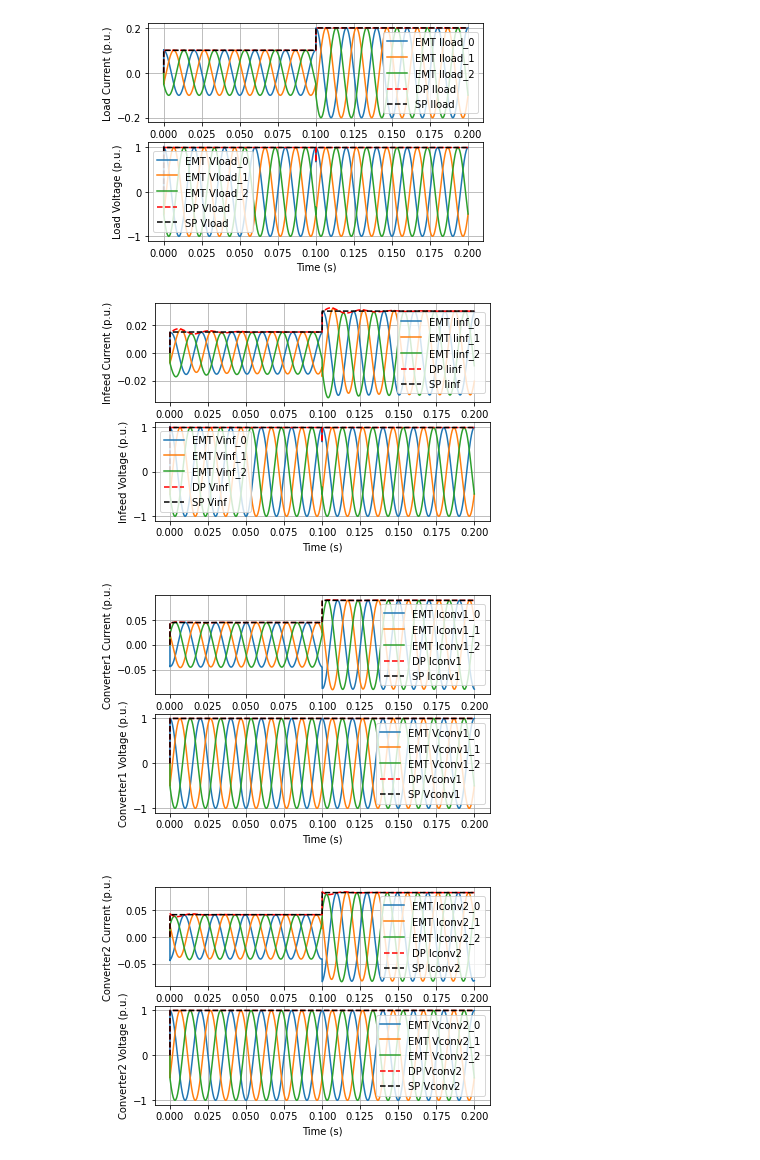
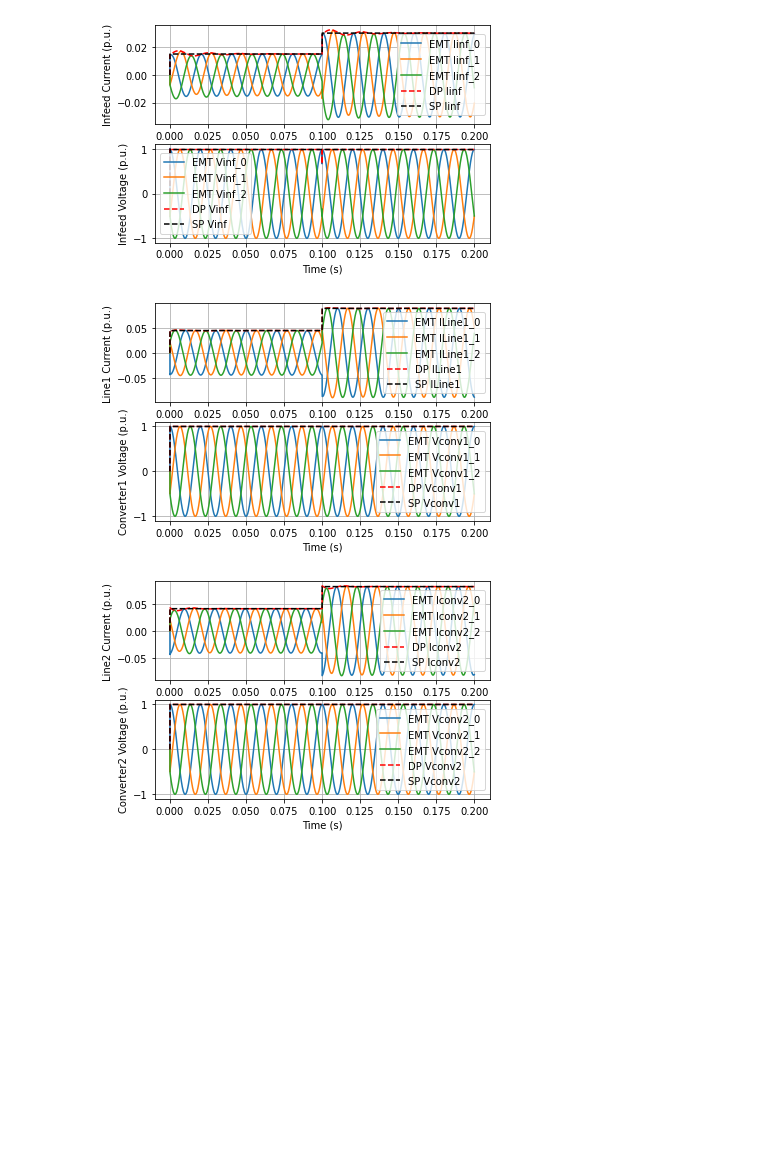
Before and after one commit to georgii-tishenin/dpsim, a Jupyter notebook: dpsim/examples/cxx/hvdc_wise/plotResults.ipynb, the cells around one changed output. Cells and saved outputs as stored; diff of their text form; code cells hidden in the pictures; blank space fills up the shorter version.

Commit message:
log currents from lines instead of voltage sources
Signed-off-by: Georgii Tishenin <georgii.tishenin@eonerc.rwth-aachen.de>

```diff
--- a/dpsim/examples/cxx/hvdc_wise/plotResults.ipynb
+++ b/dpsim/examples/cxx/hvdc_wise/plotResults.ipynb
@@ -32,9 +32,9 @@ def plot_load(df_EMT, df_DP, df_SP, baseCurrent, baseVoltage):
     # Subplot 1: Load currents
     plt.subplot(2, 1, 1)
     plt.grid(True)
-    EMT_load_I0 = (-df_EMT['iInfeed_0'] - df_EMT['iConverter1_0'] - df_EMT['iConverter2_0']) / baseCurrent / np.sqrt(2)
-    EMT_load_I1 = (-df_EMT['iInfeed_1'] - df_EMT['iConverter1_1'] - df_EMT['iConverter2_1']) / baseCurrent / np.sqrt(2)
-    EMT_load_I2 = (-df_EMT['iInfeed_2'] - df_EMT['iConverter1_2'] - df_EMT['iConverter2_2']) / baseCurrent / np.sqrt(2)
+    EMT_load_I0 = (-df_EMT['iInfeed_0'] - df_EMT['iLine1_0'] - df_EMT['iLine2_0']) / baseCurrent / np.sqrt(2)
+    EMT_load_I1 = (-df_EMT['iInfeed_1'] - df_EMT['iLine1_1'] - df_EMT['iLine2_1']) / baseCurrent / np.sqrt(2)
+    EMT_load_I2 = (-df_EMT['iInfeed_2'] - df_EMT['iLine1_2'] - df_EMT['iLine2_2']) / baseCurrent / np.sqrt(2)
     plt.plot(df_EMT['time'], EMT_load_I0, label='EMT Iload_0')
     plt.plot(df_EMT['time'], EMT_load_I1, label='EMT Iload_1')
     plt.plot(df_EMT['time'], EMT_load_I2, label='EMT Iload_2')
@@ -101,19 +101,19 @@ def plot_converter1(df_EMT, df_DP, df_SP, baseCurrent, baseVoltage):
     plt.figure(3)
     plt.subplot(2, 1, 1)
     plt.grid(True)
-    EMT_I1_0 = df_EMT['iConverter1_0'] / baseCurrent / np.sqrt(2)
-    EMT_I1_1 = df_EMT['iConverter1_1'] / baseCurrent / np.sqrt(2)
-    EMT_I1_2 = df_EMT['iConverter1_2'] / baseCurrent / np.sqrt(2)
-    plt.plot(df_EMT['time'], EMT_I1_0, label='EMT Iconv1_0')
-    plt.plot(df_EMT['time'], EMT_I1_1, label='EMT Iconv1_1')
-    plt.plot(df_EMT['time'], EMT_I1_2, label='EMT Iconv1_2')
+    EMT_I1_0 = df_EMT['iLine1_0'] / baseCurrent / np.sqrt(2)
+    EMT_I1_1 = df_EMT['iLine1_1'] / baseCurrent / np.sqrt(2)
+    EMT_I1_2 = df_EMT['iLine1_2'] / baseCurrent / np.sqrt(2)
+    plt.plot(df_EMT['time'], EMT_I1_0, label='EMT ILine1_0')
+    plt.plot(df_EMT['time'], EMT_I1_1, label='EMT ILine1_1')
+    plt.plot(df_EMT['time'], EMT_I1_2, label='EMT ILine1_2')
 
-    I1_DP = np.abs(df_DP['iConverter1.re'] + 1j * df_DP['iConverter1.im']) / baseCurrent
-    I1_SP = np.abs(df_SP['iConverter1.re'] + 1j * df_SP['iConverter1.im']) / baseCurrent
-    plt.plot(df_DP['time'], I1_DP, 'r--', label='DP Iconv1')
-    plt.plot(df_SP['time'], I1_SP, 'k--', label='SP Iconv1')
+    I1_DP = np.abs(df_DP['iLine1.re'] + 1j * df_DP['iLine1.im']) / baseCurrent
+    I1_SP = np.abs(df_SP['iLine1.re'] + 1j * df_SP['iLine1.im']) / baseCurrent
+    plt.plot(df_DP['time'], I1_DP, 'r--', label='DP ILine1')
+    plt.plot(df_SP['time'], I1_SP, 'k--', label='SP ILine1')
     plt.xlabel('Time (s)')
-    plt.ylabel('Converter1 Current (p.u.)')
+    plt.ylabel('Line1 Current (p.u.)')
     plt.legend()
 
     plt.subplot(2, 1, 2)
@@ -137,19 +137,19 @@ def plot_converter2(df_EMT, df_DP, df_SP, baseCurrent, baseVoltage):
     plt.figure(4)
     plt.subplot(2, 1, 1)
     plt.grid(True)
-    EMT_I2_0 = df_EMT['iConverter2_0'] / baseCurrent / np.sqrt(2)
-    EMT_I2_1 = df_EMT['iConverter2_1'] / baseCurrent / np.sqrt(2)
-    EMT_I2_2 = df_EMT['iConverter2_2'] / baseCurrent / np.sqrt(2)
+    EMT_I2_0 = df_EMT['iLine2_0'] / baseCurrent / np.sqrt(2)
+    EMT_I2_1 = df_EMT['iLine2_1'] / baseCurrent / np.sqrt(2)
+    EMT_I2_2 = df_EMT['iLine2_2'] / baseCurrent / np.sqrt(2)
     plt.plot(df_EMT['time'], EMT_I2_0, label='EMT Iconv2_0')
     plt.plot(df_EMT['time'], EMT_I2_1, label='EMT Iconv2_1')
     plt.plot(df_EMT['time'], EMT_I2_2, label='EMT Iconv2_2')
 
-    I2_DP = np.abs(df_DP['iConverter2.re'] + 1j * df_DP['iConverter2.im']) / baseCurrent
-    I2_SP = np.abs(df_SP['iConverter2.re'] + 1j * df_SP['iConverter2.im']) / baseCurrent
+    I2_DP = np.abs(df_DP['iLine2.re'] + 1j * df_DP['iLine2.im']) / baseCurrent
+    I2_SP = np.abs(df_SP['iLine2.re'] + 1j * df_SP['iLine2.im']) / baseCurrent
     plt.plot(df_DP['time'], I2_DP, 'r--', label='DP Iconv2')
     plt.plot(df_SP['time'], I2_SP, 'k--', label='SP Iconv2')
     plt.xlabel('Time (s)')
-    plt.ylabel('Converter2 Current (p.u.)')
+    plt.ylabel('Line2 Current (p.u.)')
     plt.legend()
 
     plt.subplot(2, 1, 2)
@@ -178,7 +178,7 @@ def main():
     df_EMT, df_DP, df_SP = load_data(path_EMT, path_DP, path_SP)
     baseCurrent, baseVoltage = compute_base_values()
 
-    plot_load(df_EMT, df_DP, df_SP, baseCurrent, baseVoltage)
+    # plot_load(df_EMT, df_DP, df_SP, baseCurrent, baseVoltage)
     plot_infeed(df_EMT, df_DP, df_SP, baseCurrent, baseVoltage)
     plot_converter1(df_EMT, df_DP, df_SP, baseCurrent, baseVoltage)
     plot_converter2(df_EMT, df_DP, df_SP, baseCurrent, baseVoltage)
@@ -195,5 +195,4 @@ DP columns: Index(['time', 'iConverter1.im', 'iConverter1.re', 'iConverter2.im',
       dtype='object')
-[figure, old version]
+[figure, new version]
-[figure, old version]
+[figure, new version]
-[figure, old version]
+[figure, new version]
-[figure, removed]
```
Also changed, not shown: parts of 1 cell of this notebook, 1 other file.
